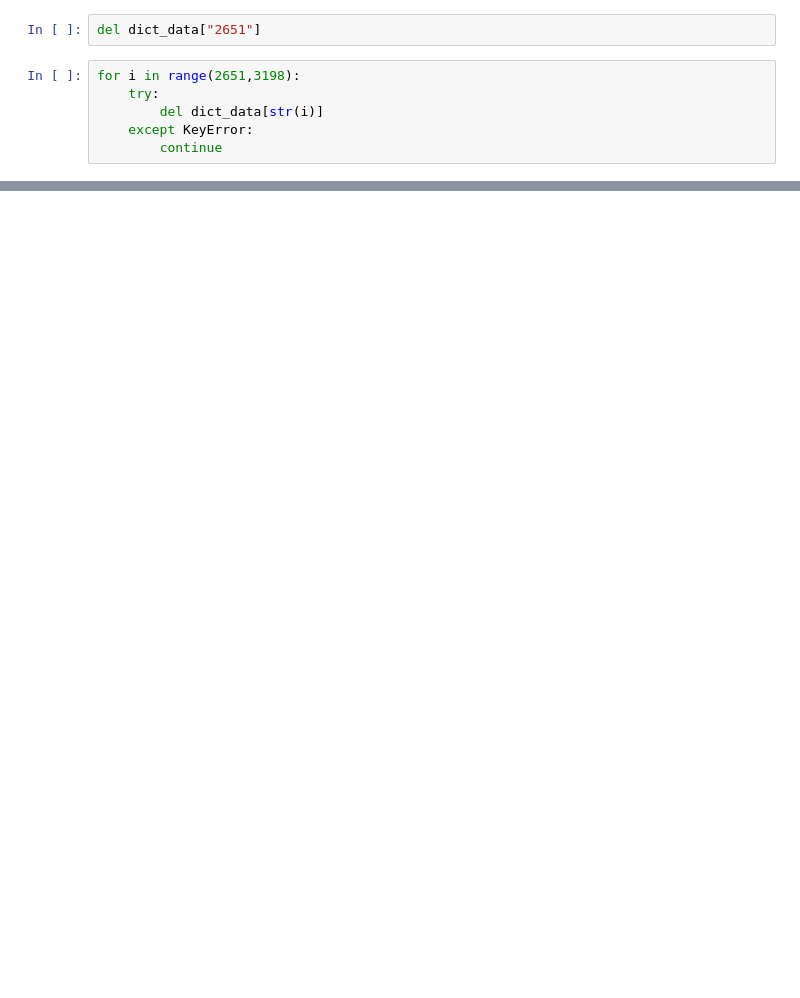
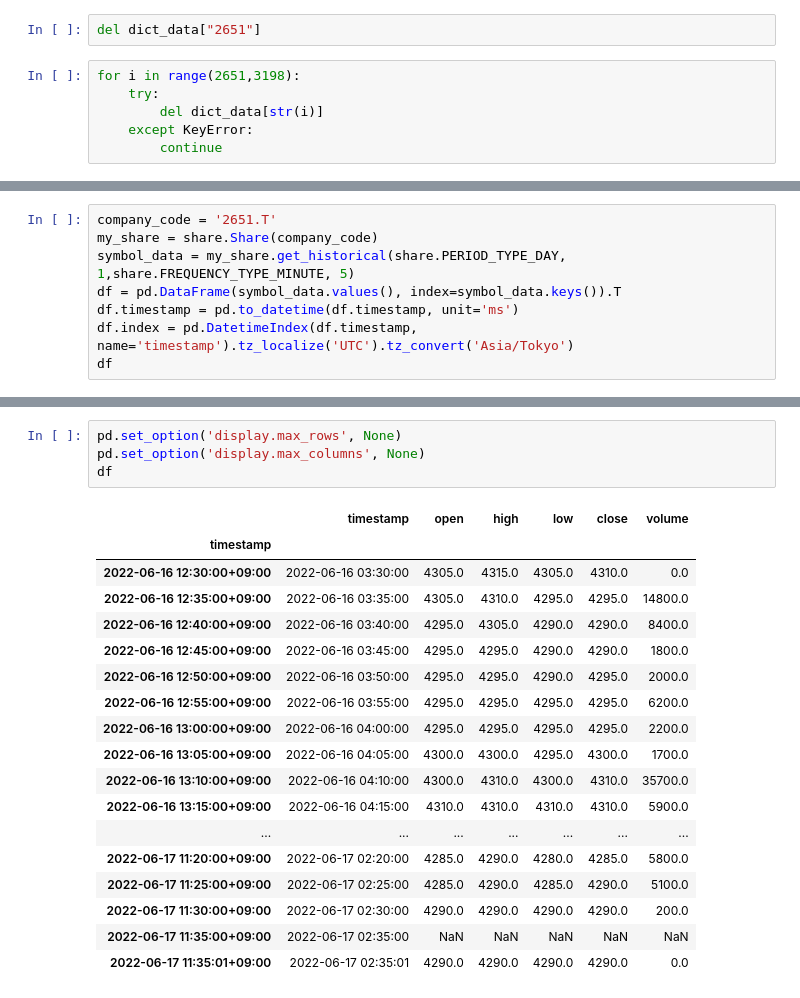
Before and after one commit to hito1031/stock_prediction, a Jupyter notebook: stock_data/yahoo_finance_data.ipynb, the cells around one changed output, grey strips where cells are left out. Cells and saved outputs as stored; diff of their text form; blank space fills up the shorter version.

```diff
--- a/stock_data/yahoo_finance_data.ipynb
+++ b/stock_data/yahoo_finance_data.ipynb
@@ -86,0 +68,8 @@ Not Found: No data found, symbol may be delisted
+# %%
+company_code = '2651.T'
+my_share = share.Share(company_code)
+symbol_data = my_share.get_historical(share.PERIOD_TYPE_DAY, 1,share.FREQUENCY_TYPE_MINUTE, 5)
+df = pd.DataFrame(symbol_data.values(), index=symbol_data.keys()).T
+df.timestamp = pd.to_datetime(df.timestamp, unit='ms')
+df.index = pd.DatetimeIndex(df.timestamp, name='timestamp').tz_localize('UTC').tz_convert('Asia/Tokyo')
+df
@@ -86,0 +91,23 @@ Not Found: No data found, symbol may be delisted
+# %%
+pd.set_option('display.max_rows', None)
+pd.set_option('display.max_columns', None)
+df
+# %% [output]
+|  | timestamp | open | high | low | close | volume |
+| timestamp |  |  |  |  |  |  |
+| 2022-06-16 12:30:00+09:00 | 2022-06-16 03:30:00 | 4305.0 | 4315.0 | 4305.0 | 4310.0 | 0.0 |
+| 2022-06-16 12:35:00+09:00 | 2022-06-16 03:35:00 | 4305.0 | 4310.0 | 4295.0 | 4295.0 | 14800.0 |
+| 2022-06-16 12:40:00+09:00 | 2022-06-16 03:40:00 | 4295.0 | 4305.0 | 4290.0 | 4290.0 | 8400.0 |
+| 2022-06-16 12:45:00+09:00 | 2022-06-16 03:45:00 | 4295.0 | 4295.0 | 4290.0 | 4290.0 | 1800.0 |
+| 2022-06-16 12:50:00+09:00 | 2022-06-16 03:50:00 | 4295.0 | 4295.0 | 4290.0 | 4295.0 | 2000.0 |
+| 2022-06-16 12:55:00+09:00 | 2022-06-16 03:55:00 | 4295.0 | 4295.0 | 4295.0 | 4295.0 | 6200.0 |
+| 2022-06-16 13:00:00+09:00 | 2022-06-16 04:00:00 | 4295.0 | 4295.0 | 4295.0 | 4295.0 | 2200.0 |
+| 2022-06-16 13:05:00+09:00 | 2022-06-16 04:05:00 | 4300.0 | 4300.0 | 4295.0 | 4300.0 | 1700.0 |
+| 2022-06-16 13:10:00+09:00 | 2022-06-16 04:10:00 | 4300.0 | 4310.0 | 4300.0 | 4310.0 | 35700.0 |
+| 2022-06-16 13:15:00+09:00 | 2022-06-16 04:15:00 | 4310.0 | 4310.0 | 4310.0 | 4310.0 | 5900.0 |
+| ... | ... | ... | ... | ... | ... | ... |
+| 2022-06-17 11:20:00+09:00 | 2022-06-17 02:20:00 | 4285.0 | 4290.0 | 4280.0 | 4285.0 | 5800.0 |
+| 2022-06-17 11:25:00+09:00 | 2022-06-17 02:25:00 | 4285.0 | 4290.0 | 4285.0 | 4290.0 | 5100.0 |
+| 2022-06-17 11:30:00+09:00 | 2022-06-17 02:30:00 | 4290.0 | 4290.0 | 4290.0 | 4290.0 | 200.0 |
+| 2022-06-17 11:35:00+09:00 | 2022-06-17 02:35:00 | NaN | NaN | NaN | NaN | NaN |
+| 2022-06-17 11:35:01+09:00 | 2022-06-17 02:35:01 | 4290.0 | 4290.0 | 4290.0 | 4290.0 | 0.0 |
```
Also changed, not shown: parts of 5 cells of this notebook, 6 other files.
